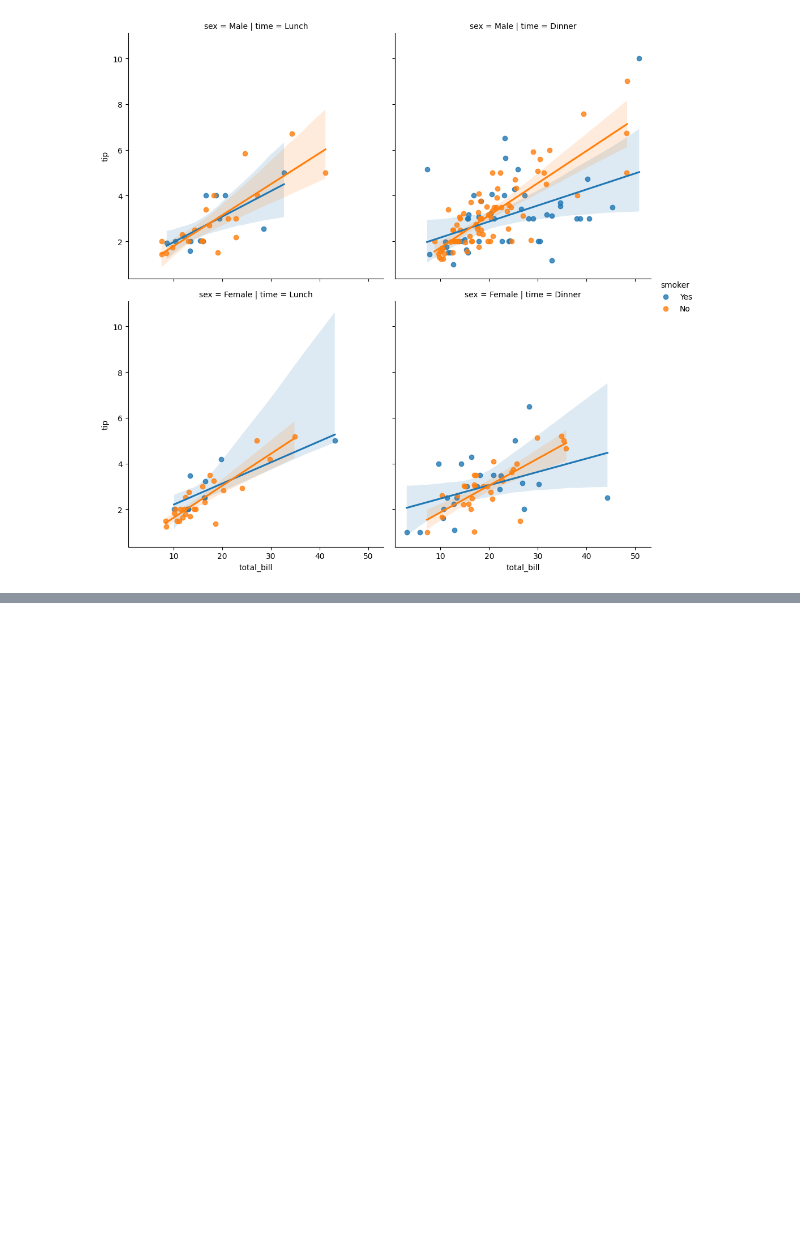
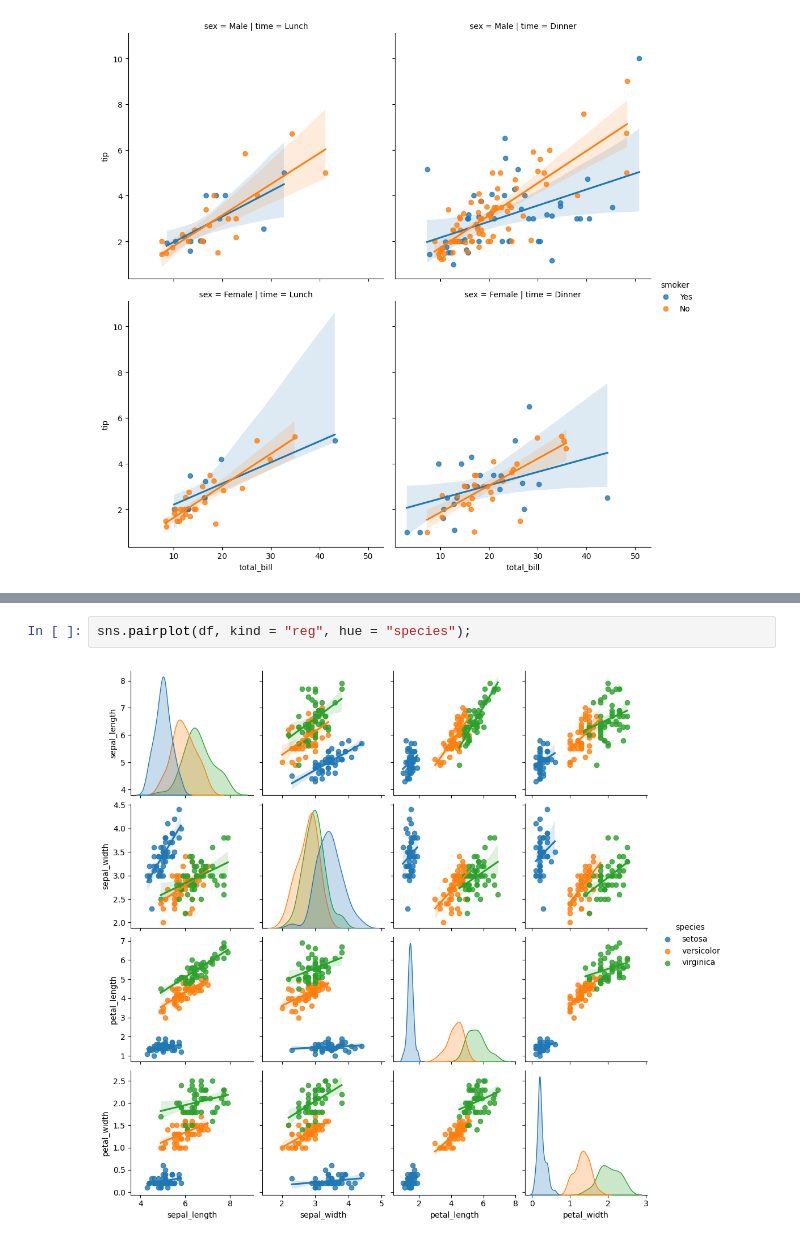
Before and after one commit to SparrowHere/Python-Self-Study-Notebook, a Jupyter notebook: Python Programming Basics.ipynb, the cells around one changed output, grey strips where cells are left out. Saved outputs shown, nothing was run; the diff lists cells and outputs as text; blank space fills up the shorter version.

```diff
--- a/Python Programming Basics.ipynb
+++ b/Python Programming Basics.ipynb
@@ -5711,0 +5751,4 @@ sns.lmplot(x = "total_bill", y = "tip", hue = "smoker", row = "sex", col = "time
+# %%
+sns.pairplot(df, kind = "reg", hue = "species");
+# %% [output]
+[figure, added]
```
Also changed, not shown: parts of 36 cells of this notebook.
